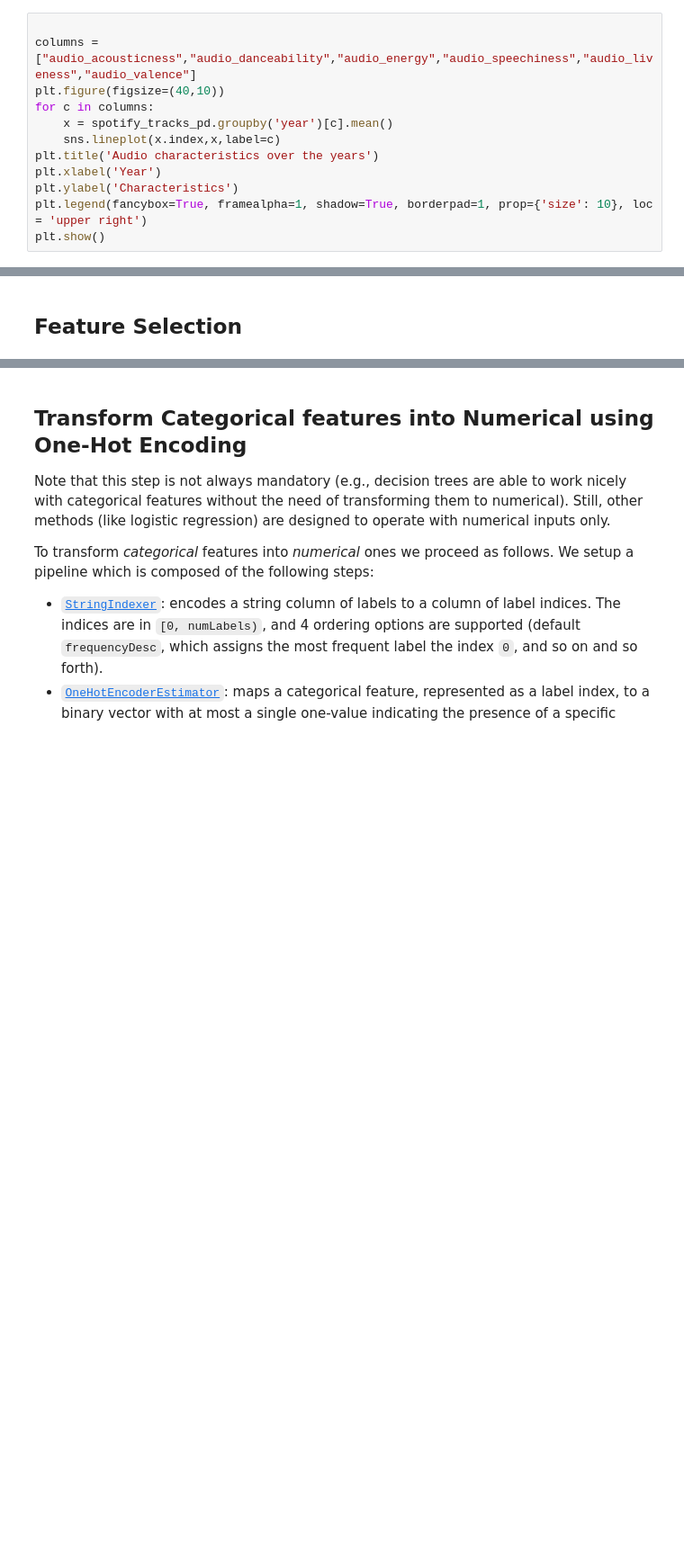
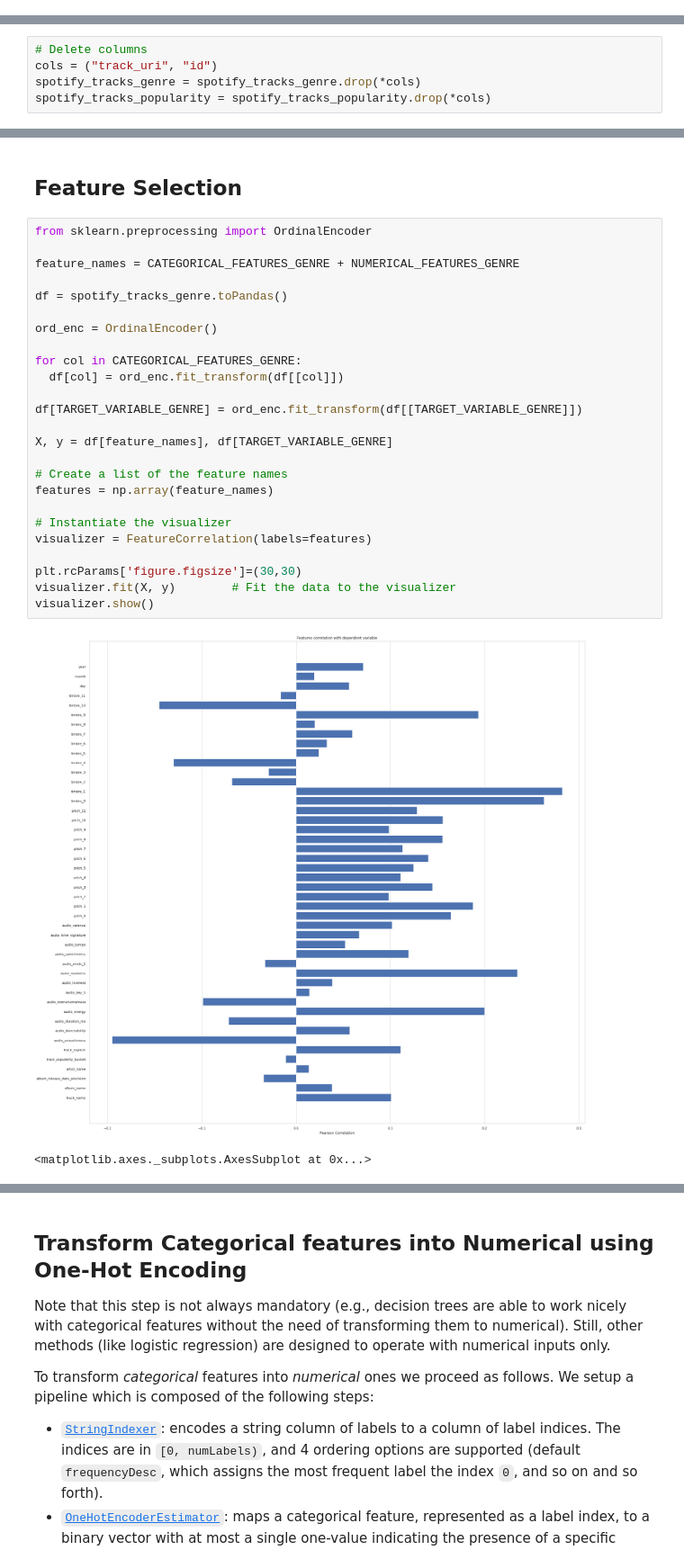
Before and after one commit to AndreaBe99/big-data-project, a Jupyter notebook: spotify_genre_popularity_model_pyspark.ipynb, the cells around one changed output, grey strips where cells are left out. Shown at 90% size. Drawn from its saved outputs; the diff is of its cells as text; blank space fills up the shorter version.

```diff
--- a/spotify_genre_popularity_model_pyspark.ipynb
+++ b/spotify_genre_popularity_model_pyspark.ipynb
@@ -409,12 +411,0 @@ plt.show()
-# %%
-
-columns = ["audio_acousticness","audio_danceability","audio_energy","audio_speechiness","audio_liveness","audio_valence"]
-plt.figure(figsize=(40,10))
-for c in columns:
-    x = spotify_tracks_pd.groupby('year')[c].mean()
-    sns.lineplot(x.index,x,label=c)
-plt.title('Audio characteristics over the years')
-plt.xlabel('Year')
-plt.ylabel('Characteristics')
-plt.legend(fancybox=True, framealpha=1, shadow=True, borderpad=1, prop={'size': 10}, loc = 'upper right')
-plt.show()
@@ -658,0 +675,5 @@ spotify_tracks_popularity.groupBy('track_popularity_bucket').count().toPandas().
+# %%
+# Delete columns
+cols = ("track_uri", "id")
+spotify_tracks_genre = spotify_tracks_genre.drop(*cols)
+spotify_tracks_popularity = spotify_tracks_popularity.drop(*cols)
@@ -698,4 +721,32 @@ Categorical Genre Dataset:  ['track_name', 'album_name', 'album_release_date_pre
 Numerical Genre Dataset:  ['track_explicit', 'audio_acousticness', 'audio_danceability', 'audio_duration_ms', 'audio_energy', 'audio_instrumentalness', 'audio_key_1', 'audio_liveness', 'audio_loudness ...
 # %% [markdown]
 ## Feature Selection
+# %%
+from sklearn.preprocessing import OrdinalEncoder
+
+feature_names = CATEGORICAL_FEATURES_GENRE + NUMERICAL_FEATURES_GENRE
+
+df = spotify_tracks_genre.toPandas()
+
+ord_enc = OrdinalEncoder()
+
+for col in CATEGORICAL_FEATURES_GENRE:
+  df[col] = ord_enc.fit_transform(df[[col]])
+
+df[TARGET_VARIABLE_GENRE] = ord_enc.fit_transform(df[[TARGET_VARIABLE_GENRE]])
+
+X, y = df[feature_names], df[TARGET_VARIABLE_GENRE]
+
+# Create a list of the feature names
+features = np.array(feature_names)
+
+# Instantiate the visualizer
+visualizer = FeatureCorrelation(labels=features)
+
+plt.rcParams['figure.figsize']=(30,30)
+visualizer.fit(X, y)        # Fit the data to the visualizer
+visualizer.show()
+# %% [output]
+[figure, added]
+<matplotlib.axes._subplots.AxesSubplot at 0x...>
 # %%
```
Also changed, not shown: parts of 147 cells of this notebook, 4 other files.
